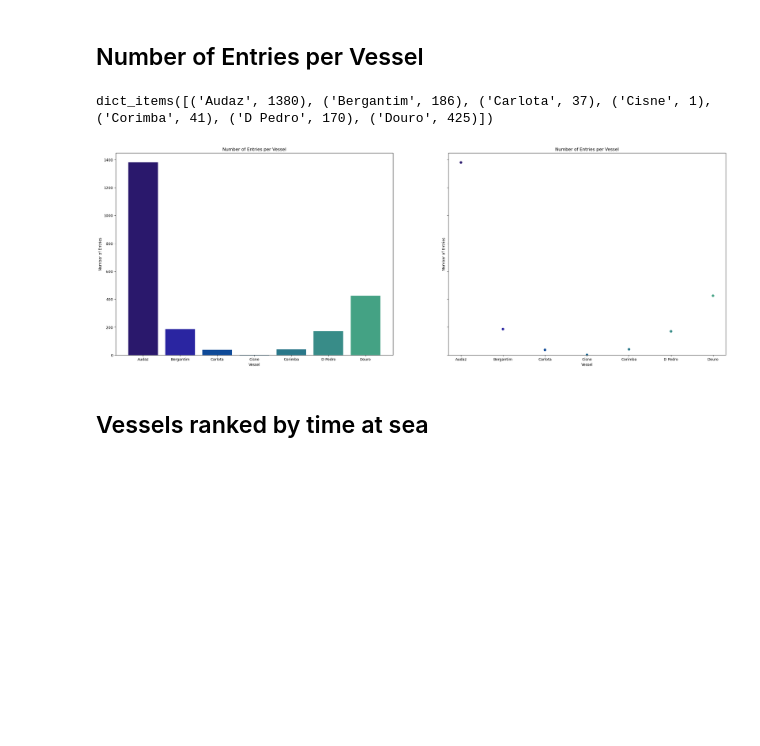
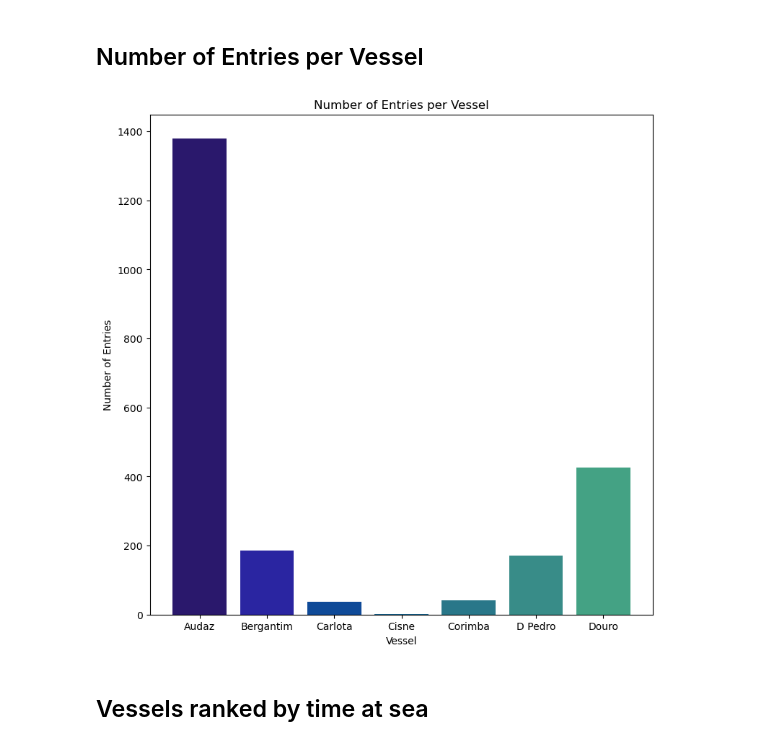
Before and after one commit to livia-freitas/SSF-2024-logbooks, a Jupyter notebook: processing_and_figures.ipynb, the cells around one changed output. Drawn from its saved outputs; the diff is of its cells as text; code cells hidden in the pictures; blank space fills up the shorter version.

```diff
--- a/processing_and_figures.ipynb
+++ b/processing_and_figures.ipynb
@@ -636,33 +637,29 @@ Text(0.5, 1.0, 'Number of Entries per Year - June 20 2024 dataset')
 # %%
 entries_dict = {}
 entries = df["Vessel"]
 
 for entry in sorted(entries.unique()): # Get the name of each unique vessel
     work = df[df["Vessel"] == entry] # One by one get the number of corresponding entries
     n_entries = len(work)
     entries_dict.update({entry : n_entries}) # Add keys (names) and values (number of entries) to the dictionary
 
-print(entries_dict.items())
-
 names = list(entries_dict.keys())
 values = list(entries_dict.values())
 mycmap = cmocean.cm.haline
-color_list = [mcolors.rgb2hex(mycmap(i)) for i in range(mycmap.N) if i % 24 == 0]
+color_list = [mcolors.rgb2hex(mycmap(i)) for i in range(mycmap.N) if i % 24 == 0] # the i % 24 gets spaced out colors so they're not too similar
 
-fig, axs = plt.subplots(1, 2, figsize=(30, 10), sharey=True)
-axs[0].bar(names, values, color=color_list[:7])
-axs[1].scatter(names, values, color=color_list[:7])
+fig, ax = plt.subplots(1, 1, figsize=(9, 9), sharey=True)
+ax.bar(names, values, color=color_list[:7])
 
-axs[0].set(xlabel='Vessel', ylabel='Number of Entries',
+
+ax.set(xlabel='Vessel', ylabel='Number of Entries',
        title='Number of Entries per Vessel')
-axs[1].set(xlabel='Vessel', ylabel='Number of Entries',
-       title='Number of Entries per Vessel')
+
 
 plt.show()
 # Reference: https://matplotlib.org/stable/gallery/lines_bars_and_markers/categorical_variables.html#sphx-glr-gallery-lines-bars-and-markers-categorical-variables-py
 # %% [output]
-dict_items([('Audaz', 1380), ('Bergantim', 186), ('Carlota', 37), ('Cisne', 1), ('Corimba', 41), ('D Pedro', 170), ('Douro', 425)])
-[figure, old version]
+[figure, new version]
 # %% [markdown]
 ## Vessels ranked by time at sea
 # %%
```
Also changed, not shown: parts of 3 cells of this notebook.
